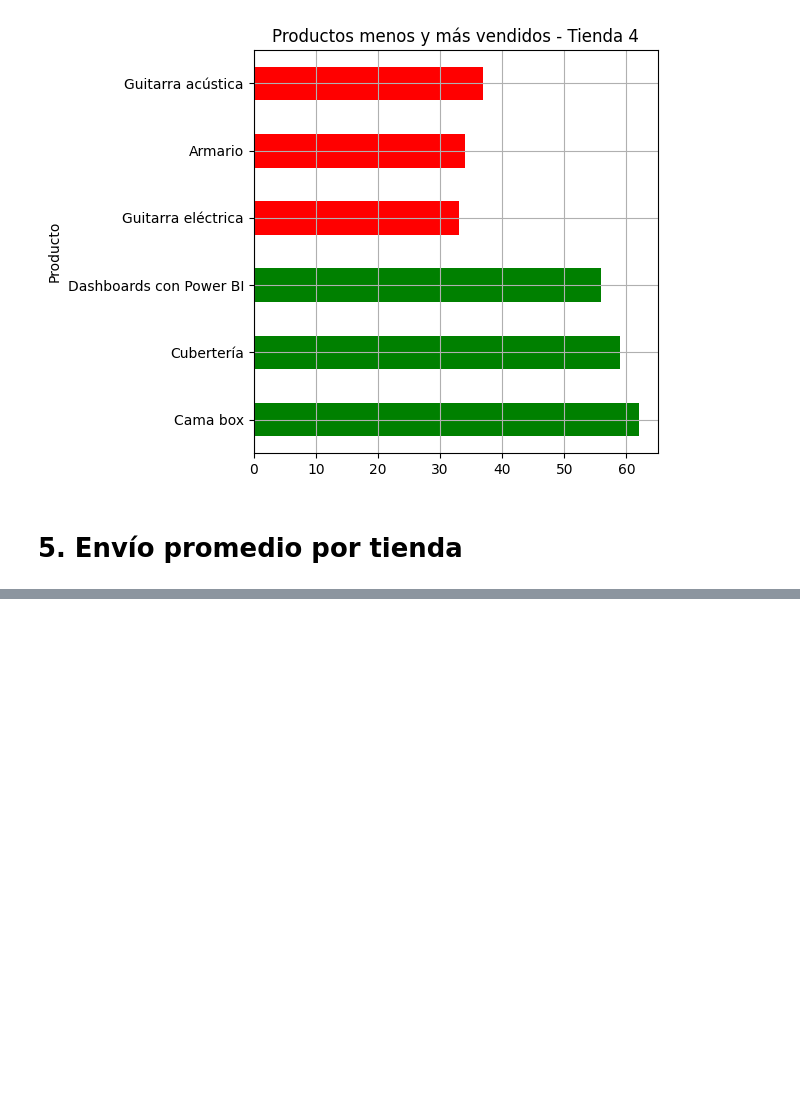
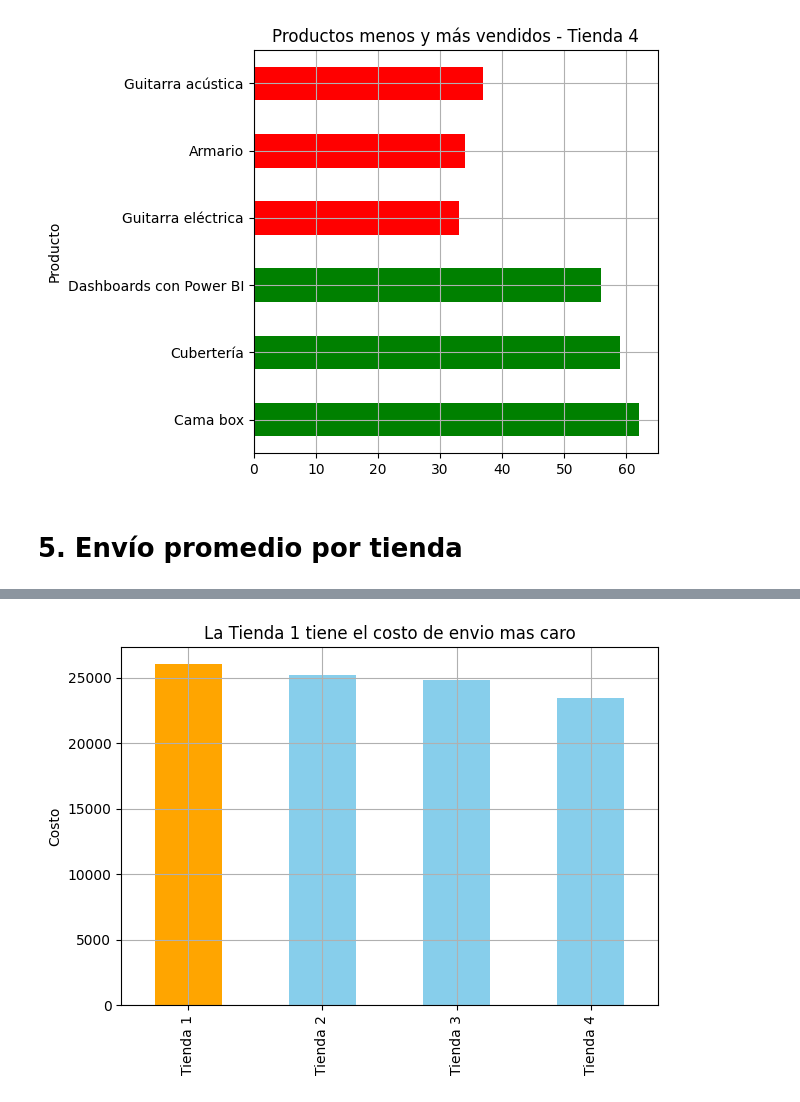
Before and after one commit to prieto-cristian/alura-store, a Jupyter notebook: AluraStoreLatam.ipynb, the cells around one changed output, grey strips where cells are left out. Saved outputs shown, nothing was run; the diff lists cells and outputs as text; code cells hidden in the pictures; blank space fills up the shorter version.

```diff
--- a/AluraStoreLatam.ipynb
+++ b/AluraStoreLatam.ipynb
@@ -145,0 +162,3 @@ for t, destacados in producto_mas_vendido_por_tienda.items():
+# %%
+envio_promedio_tiendas = {"Tienda " + str(i): round(float(t["Costo de envío"].mean()), 2) for i,t in enumerate(tiendas, start=1)}
+envio_promedio_tiendas
@@ -145,0 +170,3 @@ for t, destacados in producto_mas_vendido_por_tienda.items():
+# %%
+df_promedio_envio = pd.DataFrame.from_dict({"Tiendas":envio_promedio_tiendas.keys(), "Costo envio": envio_promedio_tiendas.values()})
+df_promedio_envio
@@ -145,0 +179,25 @@ for t, destacados in producto_mas_vendido_por_tienda.items():
+# %%
+# Graficamos el resultado
+
+idxmax = df_promedio_envio['Costo envio'].idxmax()
+tienda_costo_alto_envio = df_promedio_envio.loc[idxmax, 'Tiendas']
+colores = ['orange' if i == idxmax else 'skyblue' for i in range(len(df_promedio_envio))]
+
+# Crear la gráfica
+ax = df_promedio_envio.plot(
+    kind="bar",
+    x="Tiendas",
+    grid=True,
+    xlabel="",
+    y="Costo envio",
+    legend=False,  # 🔹 Quita el encabezado "Ingreso Total"
+    color=colores,
+    title="La "+ tienda_costo_alto_envio + " tiene el costo de envio mas caro"
+)
+
+# Ajustes opcionales para estética
+ax.set_ylabel("Costo")
+plt.tight_layout()
+plt.show()
+# %% [output]
+[figure, added]
```
Also changed, not shown: parts of 3 cells of this notebook.
